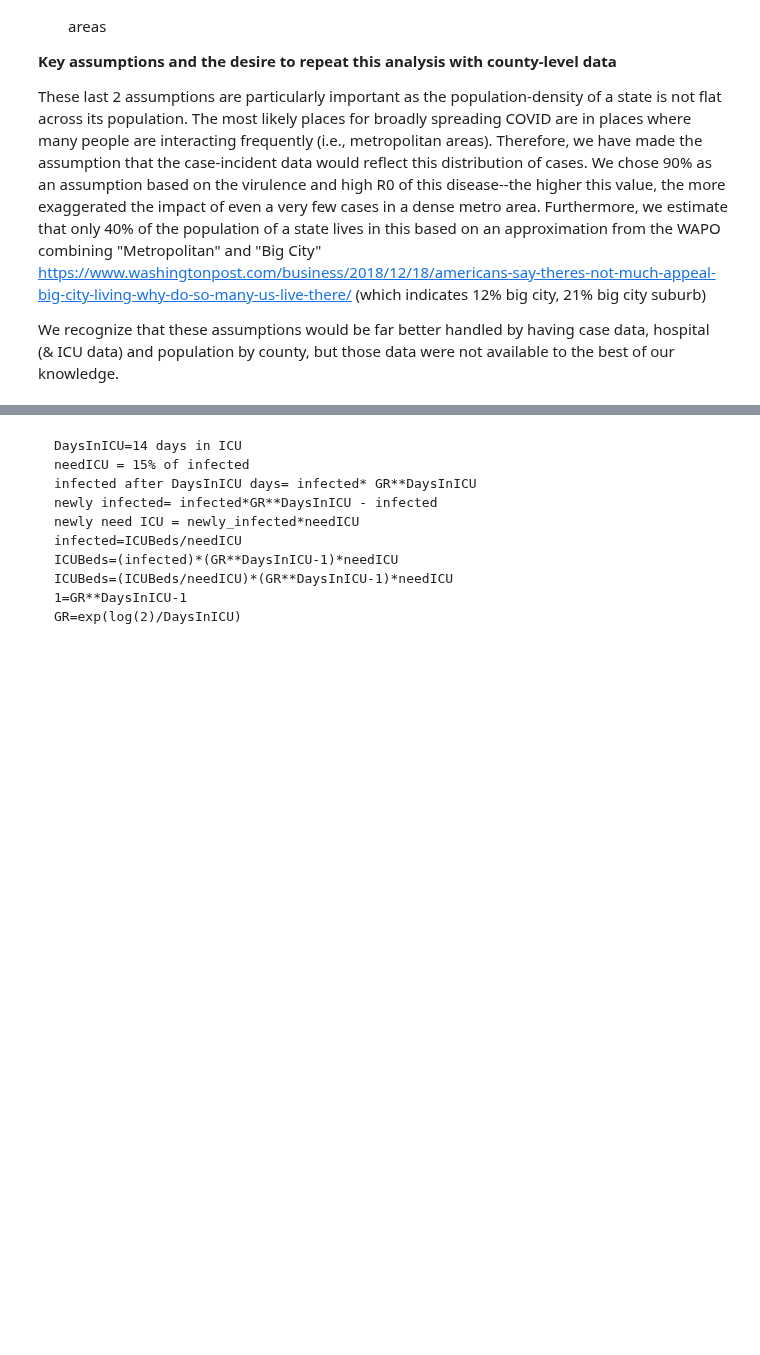
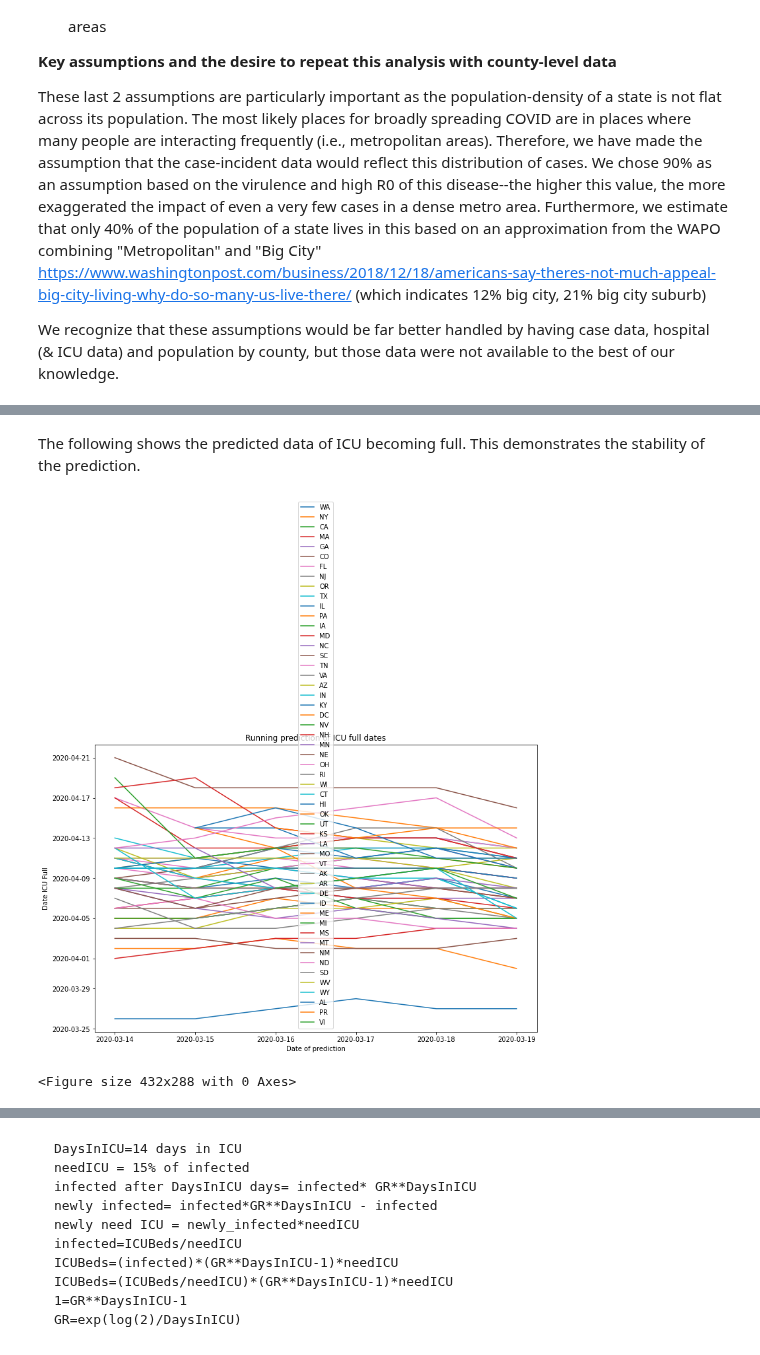
Before and after one commit to daveselinger/covid-19-hackathon, a Jupyter notebook: by_state_covid_analysis.ipynb, the cells around one changed output, grey strips where cells are left out. Saved outputs shown, nothing was run; the diff lists cells and outputs as text; code cells hidden in the pictures; blank space fills up the shorter version.

Commit message:
Added running prediction plot. Refactored data extraction.

```diff
--- a/by_state_covid_analysis.ipynb
+++ b/by_state_covid_analysis.ipynb
@@ -350,0 +307,30 @@ Covariance of the parameters could not be estimated
+# %% [markdown]
+The following shows the predicted data of ICU becoming full. This demonstrates the stability of the prediction.
+# %%
+df=pd.DataFrame(create_dfs()['State'])
+daterange=pd.date_range(datetime.date(2020,3,14),pd.datetime.today()).tolist()[:-2]
+for dt in  daterange:
+  df2=create_dfs(enddate=dt.date())
+  df[dt]=df2['ICU Full Date']
+
+rowiter=df.iterrows()
+while rowiter is not None:
+  fig, ax = plt.subplots(figsize=(12, 8))
+  try:
+    for nl in range(60):
+      idx,row=next(rowiter)
+      valid=[isinstance(x,datetime.date) for x in list(row[1:])]
+      ax.plot(np.array(daterange)[valid],row[1:][valid].to_numpy(),label=row.State)
+  except StopIteration:
+    rowiter=None
+  plt.legend()
+  ax.set(
+      title='Running prediction of ICU full dates',
+      xlabel='Date of prediction',
+      ylabel='Date ICU Full')
+  plt.show()
+  plt.clf()
+plt.show()
+# %% [output]
+[figure, added]
+<Figure size 432x288 with 0 Axes>
```
Also changed, not shown: parts of 6 cells of this notebook.
